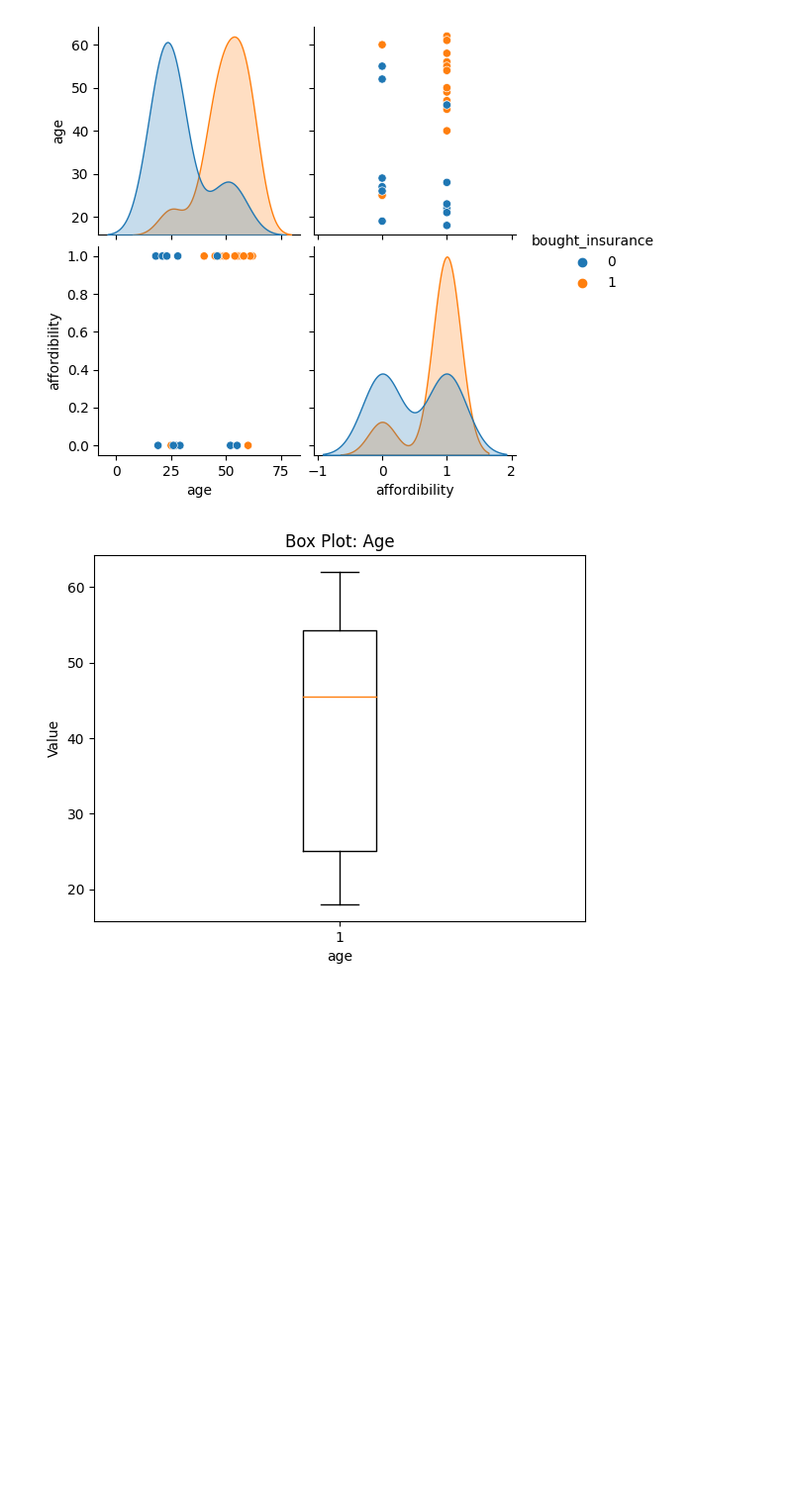
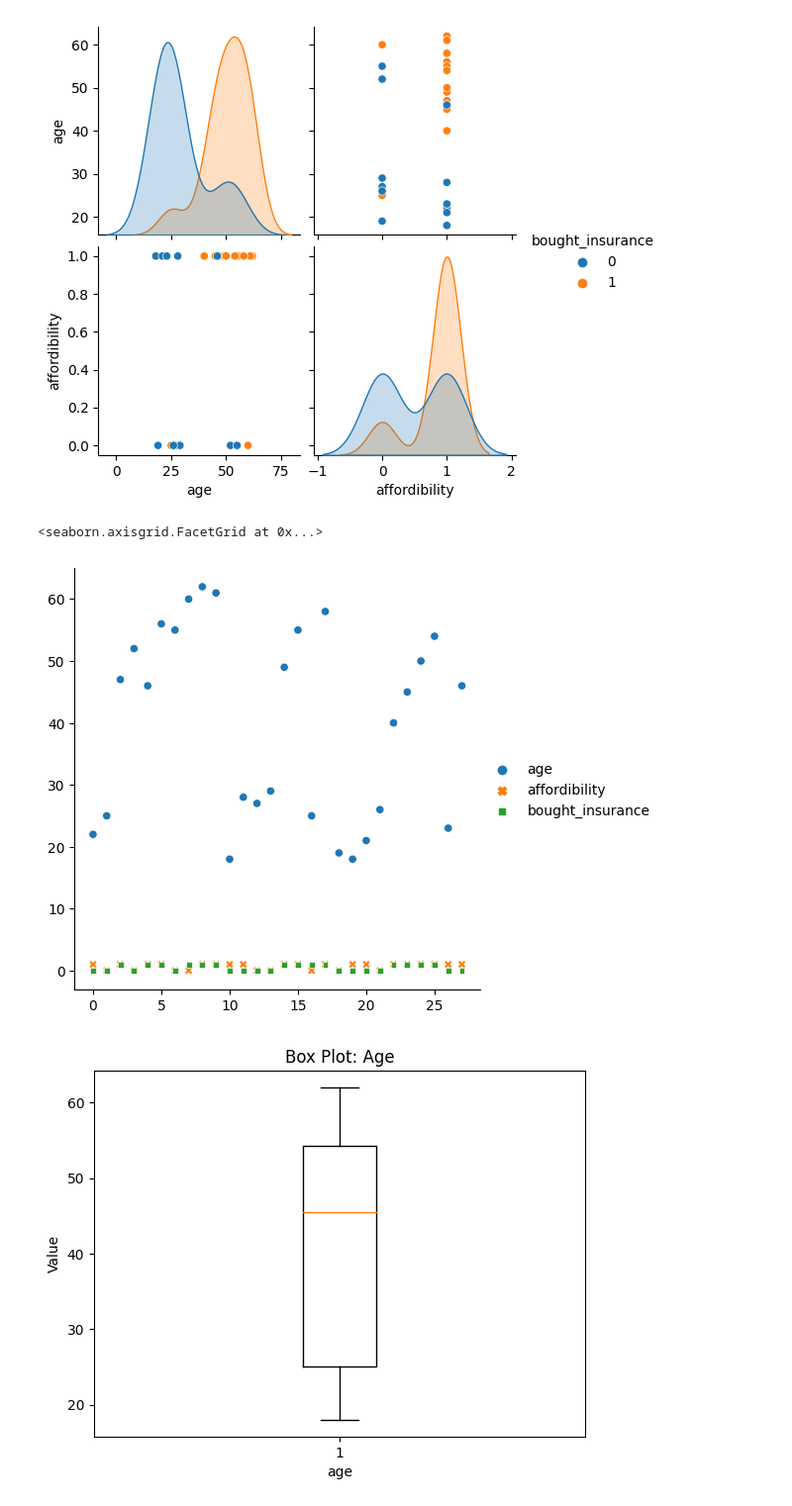
Before and after one commit to gideon-ogunbanjo/NN-Classify, a Jupyter notebook: Model/nn-classify.ipynb, the cells around one changed output. Shown: that part at 99% size. Saved outputs shown, nothing was run; the diff lists cells and outputs as text; code cells hidden in the pictures; blank space fills up the shorter version.

```diff
--- a/Model/nn-classify.ipynb
+++ b/Model/nn-classify.ipynb
@@ -44,6 +44,11 @@ sns.pairplot(data, hue='bought_insurance')
 
 scatter_matrix = px.scatter_matrix(data, dimensions=data.columns, title='Scatter Matrix')
 scatter_matrix.show()
+# %%
+sns.relplot(data)
+# %% [output]
+<seaborn.axisgrid.FacetGrid at 0x...>
+[figure, added]
 # %%
 box_column = 'age'
 plt.boxplot(data[box_column])
```
Also changed, not shown: parts of 5 cells of this notebook, 1 other file.
